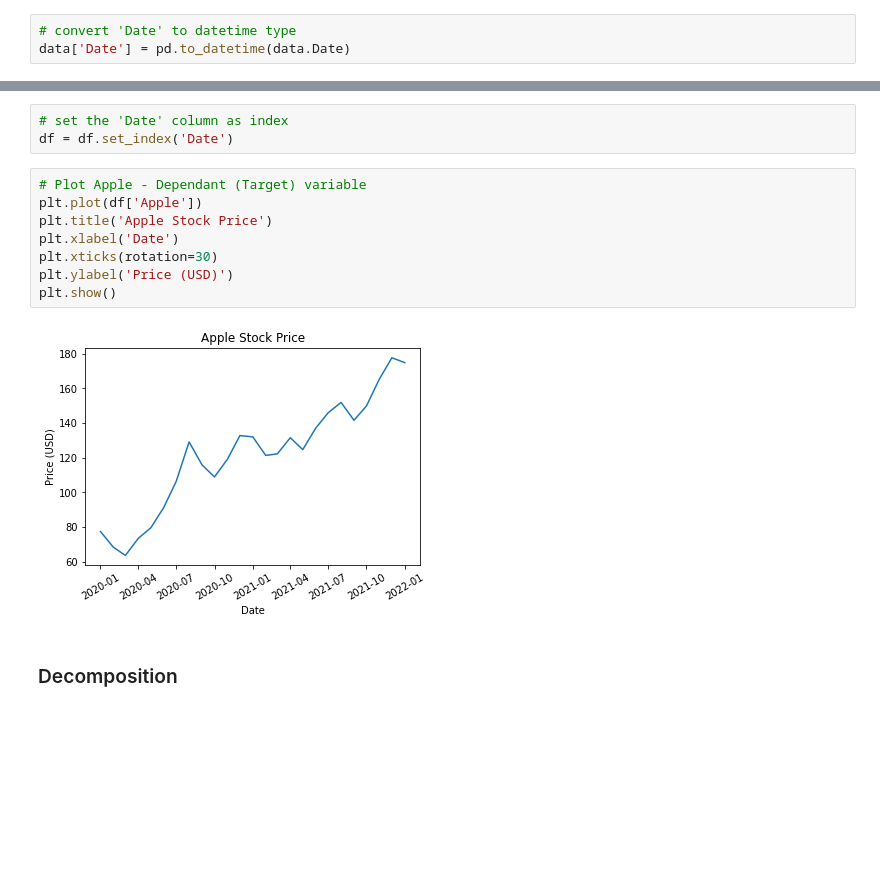
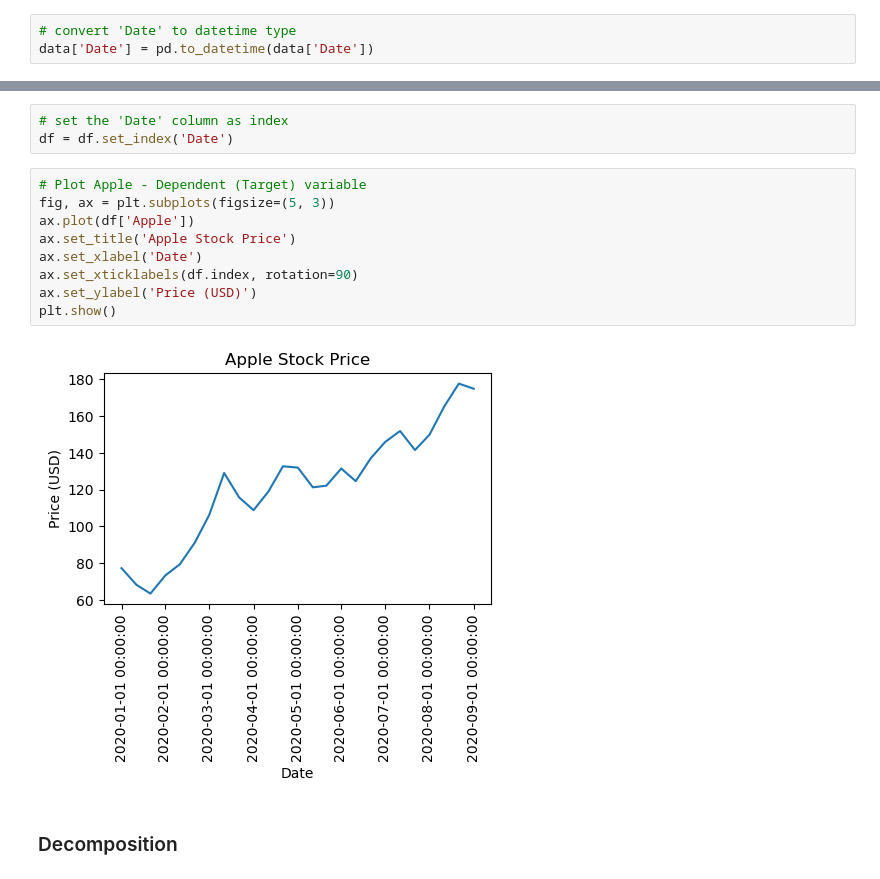
Before and after one commit to swapnilin/Time-Series-with-ARIMA-and-ARIMAX, a Jupyter notebook: stock_price_forecast.ipynb, the cells around one changed output, grey strips where cells are left out. Saved outputs shown, nothing was run; the diff lists cells and outputs as text; blank space fills up the shorter version.

```diff
--- a/stock_price_forecast.ipynb
+++ b/stock_price_forecast.ipynb
@@ -41,7 +49,7 @@ dtype: object
 The column `Date` is an 'object'. We need to change it to `datetime` data type.
 # %%
 # convert 'Date' to datetime type
-data['Date'] = pd.to_datetime(data.Date)
+data['Date'] = pd.to_datetime(data['Date'])
 # %%
 # check the datatype
 print(data.dtypes)
@@ -88,15 +96,16 @@ df.tail()
 # set the 'Date' column as index
 df = df.set_index('Date')
 # %%
-# Plot Apple - Dependant (Target) variable
-plt.plot(df['Apple'])
-plt.title('Apple Stock Price')
-plt.xlabel('Date')
-plt.xticks(rotation=30)
-plt.ylabel('Price (USD)')
+# Plot Apple - Dependent (Target) variable
+fig, ax = plt.subplots(figsize=(5, 3))
+ax.plot(df['Apple'])
+ax.set_title('Apple Stock Price')
+ax.set_xlabel('Date')
+ax.set_xticklabels(df.index, rotation=90)
+ax.set_ylabel('Price (USD)')
 plt.show()
 # %% [output]
-[figure, old version]
+[figure, new version]
 # %% [markdown]
 ### Decomposition
 # %%
```
Also changed, not shown: parts of 11 cells of this notebook.
